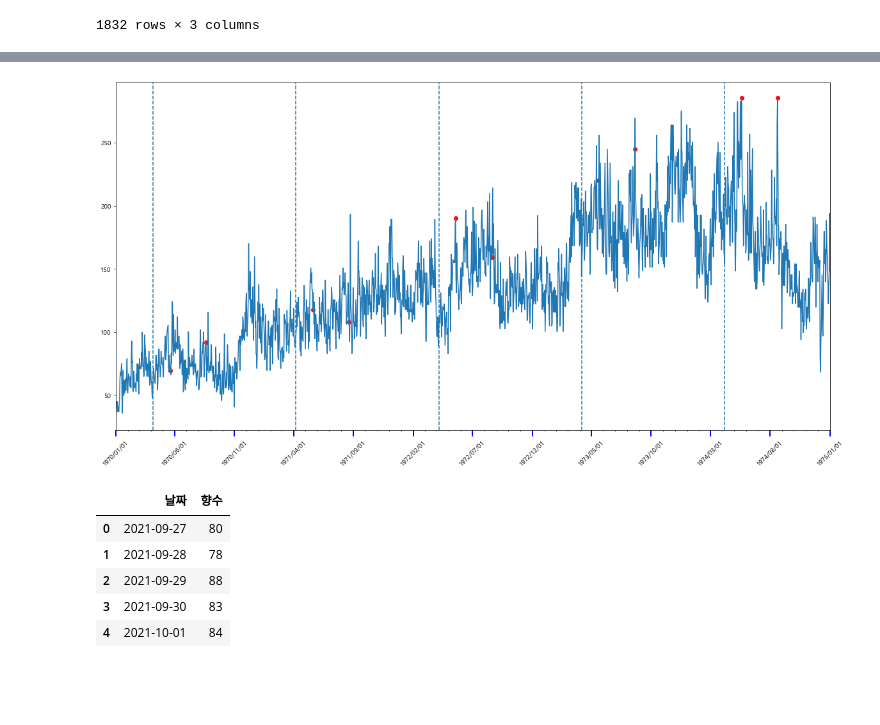
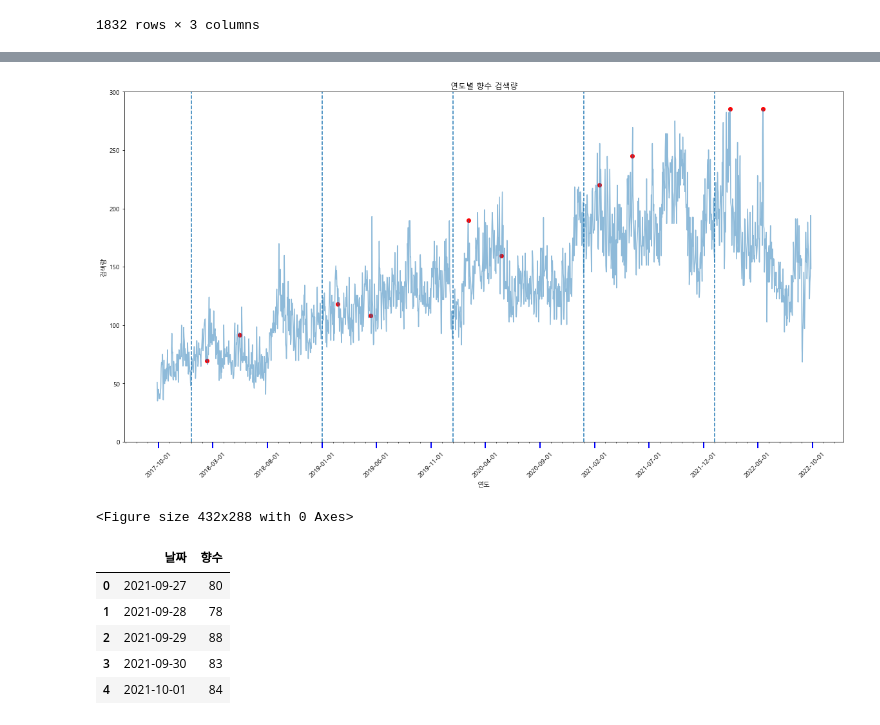
Before and after one commit to JJongSSu/Study, a Jupyter notebook: Teamproject/first/3일차/trend.ipynb, the cells around one changed output, grey strips where cells are left out. Drawn from its saved outputs; the diff is of its cells as text; code cells hidden in the pictures; blank space fills up the shorter version.

```diff
--- a/Teamproject/first/3일차/trend.ipynb
+++ b/Teamproject/first/3일차/trend.ipynb
@@ -197,38 +211,49 @@ sum_click
 # %%
+# date = pd.date_range(start='2017-09-27', end='2022-09-27', freq='MS') ## M 뒤에 S를 붙이면 월초가 출력된다.
+# y = abs(10*np.random.randn(len(date))+1)
+# y = y/max(y)
+
 fig = plt.figure(figsize=(20,10))
 fig.set_facecolor('white')
 ax = fig.add_subplot()
-ax.plot(sum_click["날짜"], sum_click["향수"])
+ax.plot(sum_click["datetime"], sum_click["향수"],alpha=0.5)
 
 ax.xaxis.set_major_locator(MonthLocator(interval=5)) ## 5개월마다 메인 눈금을 표시한다.
-ax.xaxis.set_major_formatter(DateFormatter('%Y/%m/%d')) ## 날짜 표시 형식
+ax.xaxis.set_major_formatter(DateFormatter('%Y-%m-%d')) ## 날짜 표시 형식
 ax.xaxis.set_minor_locator(MonthLocator(interval=1)) ## 1개월마다 서브 눈금을 표시한다.
 
 ax.tick_params(axis='x',which='major',length=10,width=2,color='b')
 
-plt.scatter(['2022-02-13'],[sum_click[sum_click['날짜'] == '2022-02-13']["향수"]], c='red')
-plt.scatter(['2022-05-16'],[sum_click[sum_click['날짜'] == '2022-05-16']["향수"]], c='red')
-plt.scatter(['2021-02-13'],[sum_click[sum_click['날짜'] == '2021-02-13']["향수"]], c='red')
-plt.scatter(['2021-05-16'],[sum_click[sum_click['날짜'] == '2021-05-16']["향수"]], c='red')
-plt.scatter(['2020-02-13'],[sum_click[sum_click['날짜'] == '2020-02-13']["향수"]], c='red')
-plt.scatter(['2020-05-16'],[sum_click[sum_click['날짜'] == '2020-05-16']["향수"]], c='red')
-plt.scatter(['2019-02-13'],[sum_click[sum_click['날짜'] == '2019-02-13']["향수"]], c='red')
-plt.scatter(['2019-05-16'],[sum_click[sum_click['날짜'] == '2019-05-16']["향수"]], c='red')
-plt.scatter(['2018-02-13'],[sum_click[sum_click['날짜'] == '2018-02-13']["향수"]], c='red')
-plt.scatter(['2018-05-16'],[sum_click[sum_click['날짜'] == '2018-05-16']["향수"]], c='red')
+plt.scatter(['2022-02-13'],[sum_click[sum_click['datetime'] == '2022-02-13']["향수"]], c='red')
+plt.scatter(['2022-05-16'],[sum_click[sum_click['datetime'] == '2022-05-16']["향수"]], c='red')
+plt.scatter(['2021-02-13'],[sum_click[sum_click['datetime'] == '2021-02-13']["향수"]], c='red')
+plt.scatter(['2021-05-16'],[sum_click[sum_click['datetime'] == '2021-05-16']["향수"]], c='red')
+plt.scatter(['2020-02-13'],[sum_click[sum_click['datetime'] == '2020-02-13']["향수"]], c='red')
+plt.scatter(['2020-05-16'],[sum_click[sum_click['datetime'] == '2020-05-16']["향수"]], c='red')
+plt.scatter(['2019-02-13'],[sum_click[sum_click['datetime'] == '2019-02-13']["향수"]], c='red')
+plt.scatter(['2019-05-16'],[sum_click[sum_click['datetime'] == '2019-05-16']["향수"]], c='red')
+plt.scatter(['2018-02-13'],[sum_click[sum_click['datetime'] == '2018-02-13']["향수"]], c='red')
+plt.scatter(['2018-05-16'],[sum_click[sum_click['datetime'] == '2018-05-16']["향수"]], c='red')
 
-plt.axvline('2018-01-01',linestyle='--')
-plt.axvline('2019-01-01',linestyle='--')
-plt.axvline('2020-01-01',linestyle='--')
-plt.axvline('2021-01-01',linestyle='--')
-plt.axvline('2022-01-01',linestyle='--')
+plt.axvline(x = datetime(2018,1,1), linestyle='--')
+plt.axvline(x = datetime(2019,1,1), linestyle='--')
+plt.axvline(x = datetime(2020,1,1), linestyle='--')
+plt.axvline(x = datetime(2021,1,1), linestyle='--')
+plt.axvline(x = datetime(2022,1,1), linestyle='--')
 
+plt.title('연도별 향수 검색량')
+plt.xlabel('연도')
+plt.ylabel('검색량')
 plt.xticks(rotation=45)
-plt.xlim('2017-09-27','2022-09-27')
+plt.ylim(0,300)
+# plt.xscale(sum_click["날짜"],'linear')
+# plt.xlim(['2017-09-27','2022-09-27'])
 
 plt.show()
+plt.savefig('향수검색량.png')
 # %% [output]
-[figure, old version]
+[figure, new version]
+<Figure size 432x288 with 0 Axes>
 # %%
 # plt.figure(figsize=(20,10))
 # plt.plot(sum_click["날짜"], sum_click["향수"])
```
Also changed, not shown: parts of 4 cells of this notebook, 11 other files.
